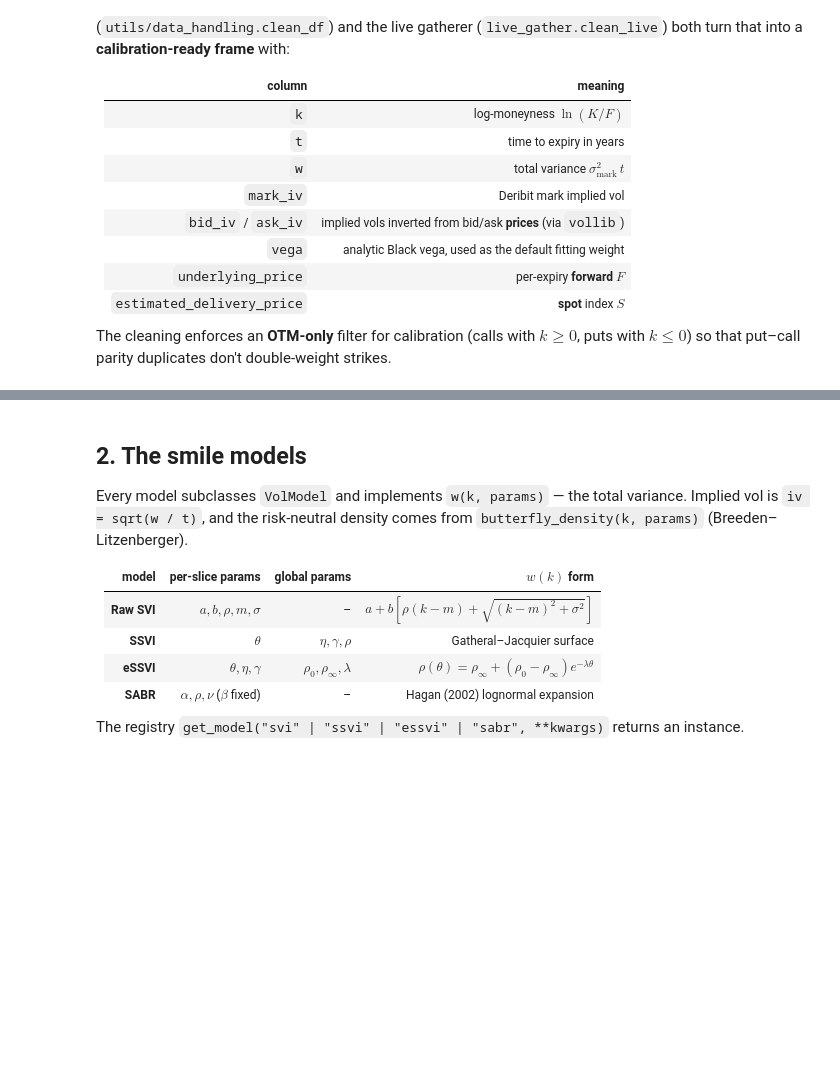
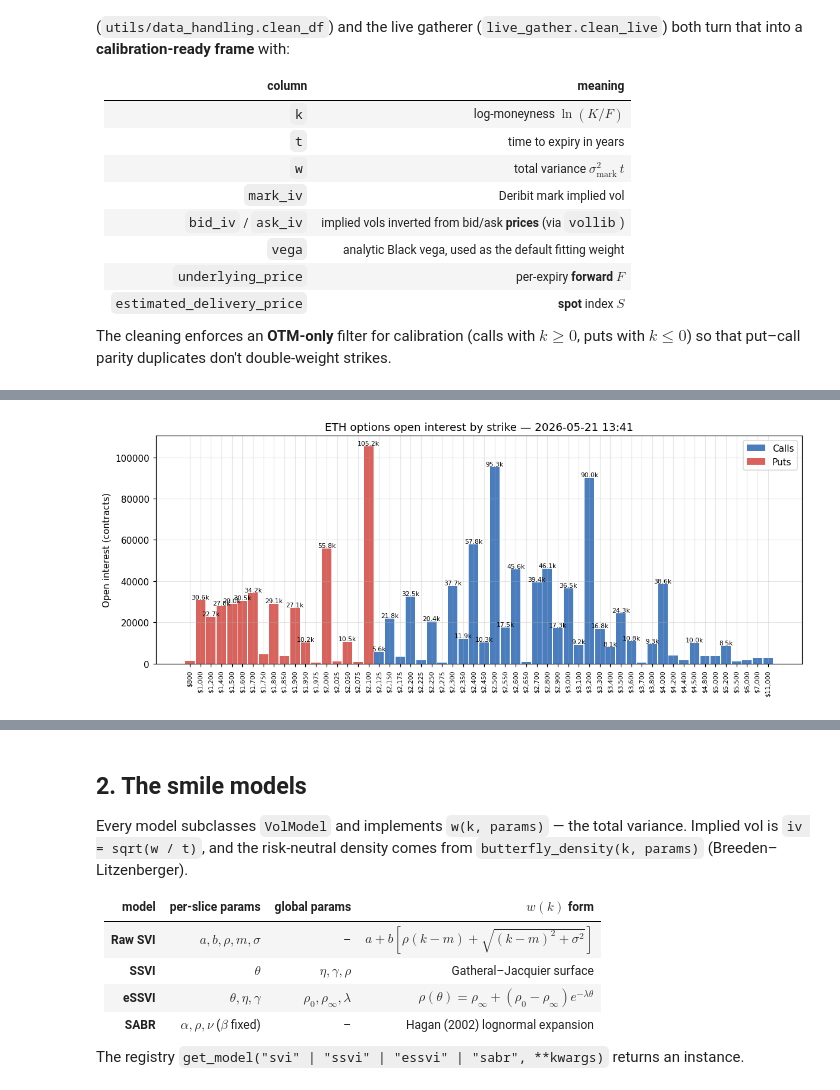
Before and after one commit to wiillytom/svi_modeling, a Jupyter notebook: volatility_surface/notebooks/project_outline.ipynb, the cells around one changed output, grey strips where cells are left out. Cells and saved outputs as stored; diff of their text form; code cells hidden in the pictures; blank space fills up the shorter version.

```diff
--- a/volatility_surface/notebooks/project_outline.ipynb
+++ b/volatility_surface/notebooks/project_outline.ipynb
@@ -153,0 +246,23 @@ ax.legend(); plt.show()
+# %%
+# Open interest by strike (stacked calls + puts).
+oi_k = (df.groupby(["strike", "option_type"])["open_interest"]
+        .sum().unstack("option_type").fillna(0.0).sort_index()
+        .rename(columns={"C": "Calls", "P": "Puts"}))
+labels = [f"${int(x):,}" for x in oi_k.index]
+x   = np.arange(len(oi_k))
+tot = oi_k.sum(axis=1)
+
+fig, ax = plt.subplots(figsize=(11, 4.5))
+ax.bar(x, oi_k.get("Calls", 0), color="#4A7DBE", label="Calls", width=0.9)
+ax.bar(x, oi_k.get("Puts", 0),  bottom=oi_k.get("Calls", 0),
+       color="#D9635C", label="Puts", width=0.9)
+for i, v in enumerate(tot):
+    if v > tot.max() * 0.05:      # skip near-empty bars to avoid clutter
+        ax.annotate(f"{v/1000:.1f}k", (i, v), ha="center", va="bottom", fontsize=7)
+ax.set_xticks(x); ax.set_xticklabels(labels, rotation=90, fontsize=7)
+ax.set(ylabel="Open interest (contracts)",
+       title=f"ETH options open interest by strike — {SNAP_TS}")
+ax.legend()
+plt.tight_layout(); plt.show()
+# %% [output]
+[figure, added]
```
Also changed, not shown: parts of 33 cells of this notebook, 1 other file.
